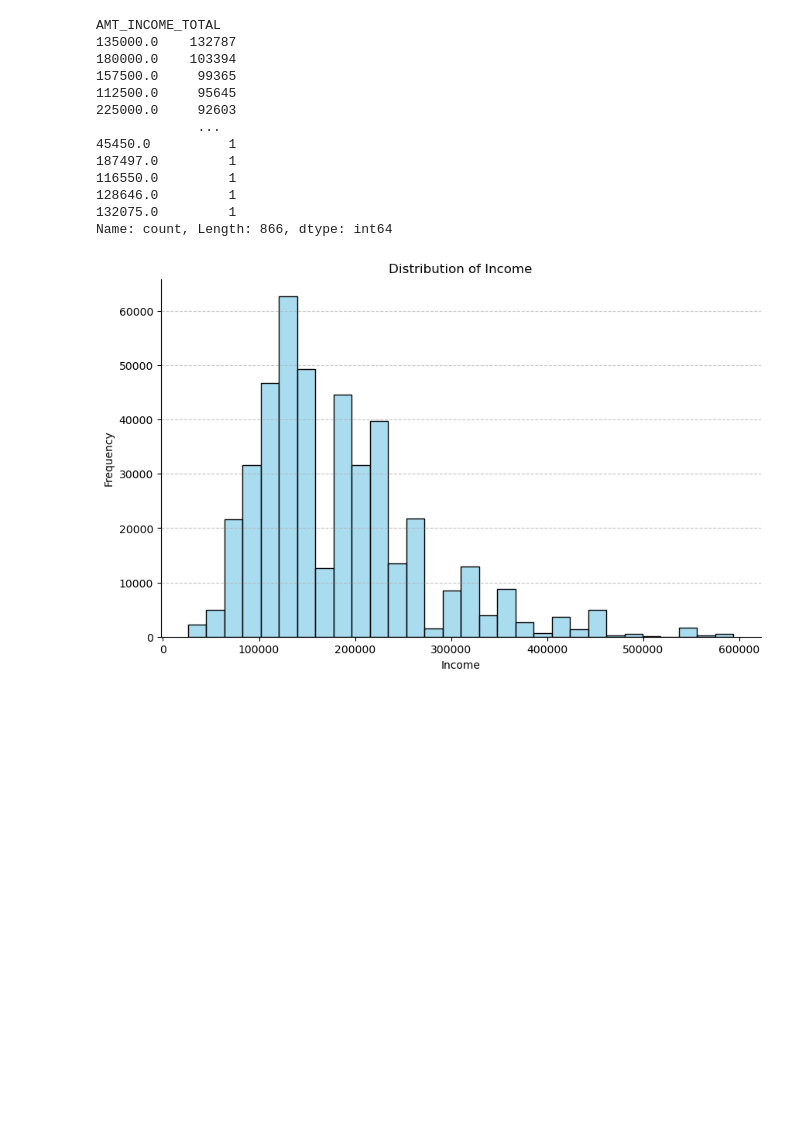
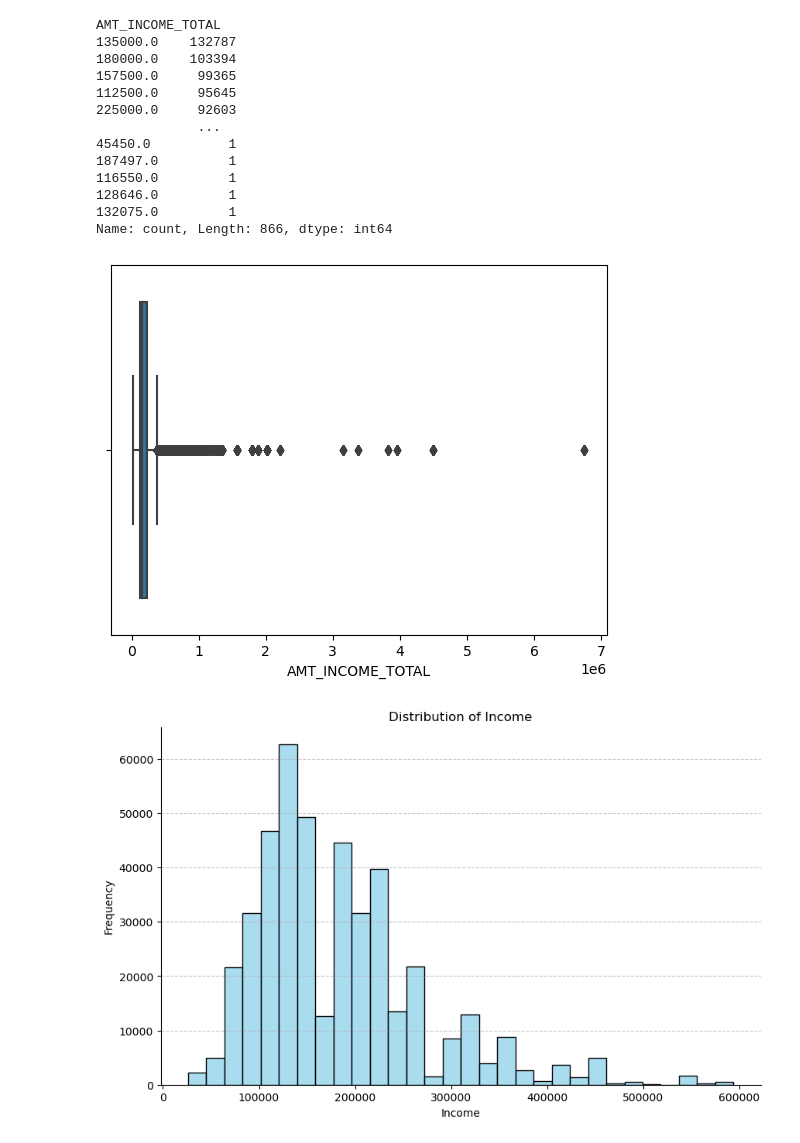
Before and after one commit to tmdcksdl/ML_Credit_Project, a Jupyter notebook: ML_Project/Data_EDA.ipynb, the cells around one changed output. Cells and saved outputs as stored; diff of their text form; code cells hidden in the pictures; blank space fills up the shorter version.

```diff
--- a/ML_Project/Data_EDA.ipynb
+++ b/ML_Project/Data_EDA.ipynb
@@ -281,6 +281,10 @@ AMT_INCOME_TOTAL
 128646.0         1
 132075.0         1
 Name: count, Length: 866, dtype: int64
+# %%
+sns.boxplot(x = 'AMT_INCOME_TOTAL', data=application);
+# %% [output]
+[figure, added]
 # %%
 plt.figure(figsize=(10, 6))
 
```
Also changed, not shown: parts of 10 cells of this notebook, 1 other file.
